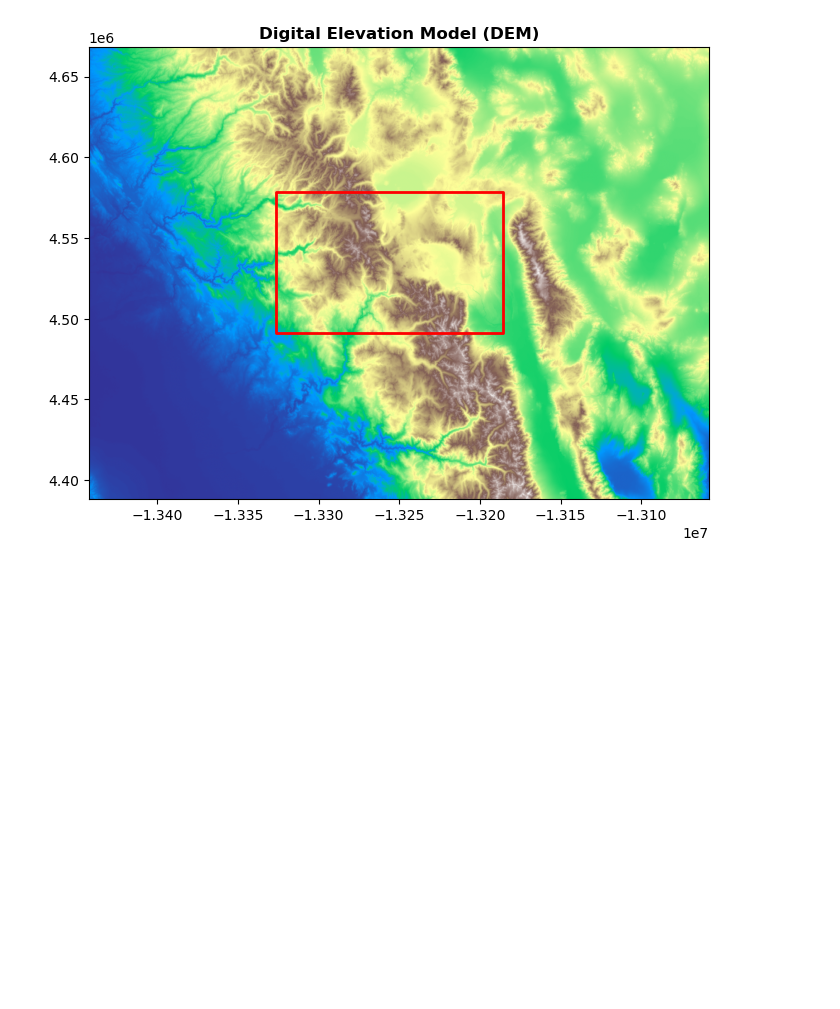
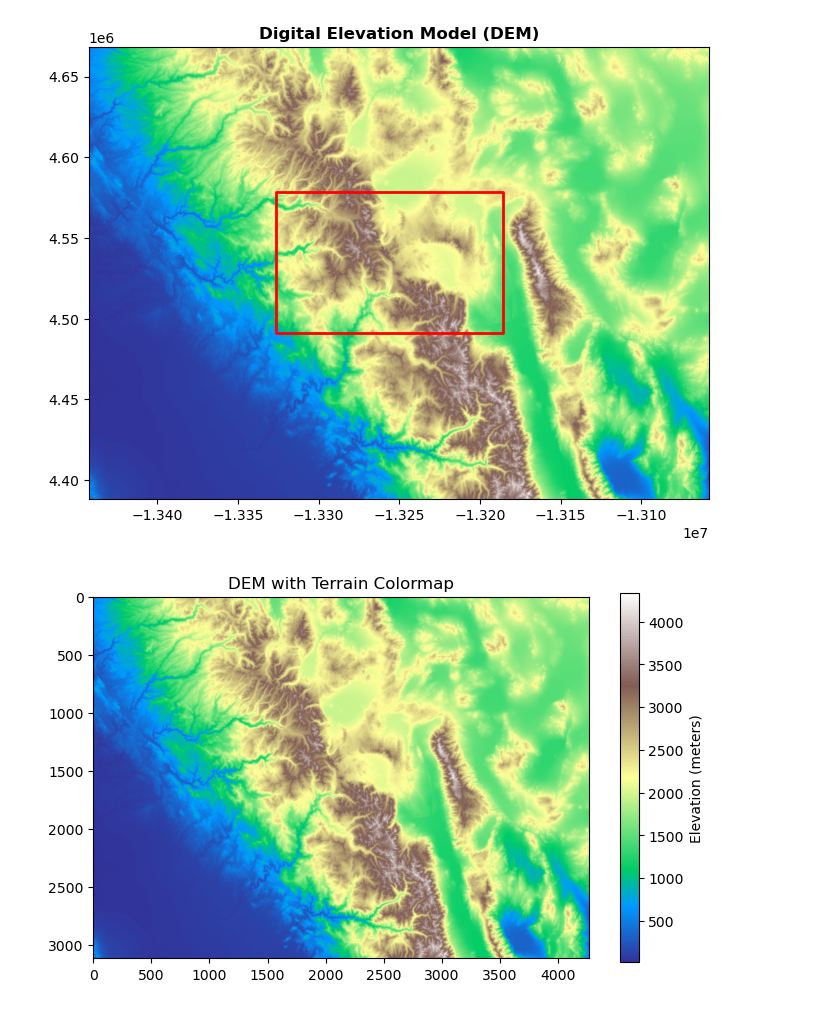
Before and after one commit to Geography-and-Planning/intro-to-gis, a Jupyter notebook: notebook/rasterio.ipynb, the cells around one changed output. Saved outputs shown, nothing was run; the diff lists cells and outputs as text; code cells hidden in the pictures; blank space fills up the shorter version.

```diff
--- a/notebook/rasterio.ipynb
+++ b/notebook/rasterio.ipynb
@@ -102,3 +102,14 @@ gdf.plot(ax=ax, edgecolor="red", facecolor="none", lw=2)
 # %% [output]
 <Axes: title={'center': 'Digital Elevation Model (DEM)'}>
 [figure]
+# %%
+elev_band = src.read(1)
+plt.figure(figsize=(8, 8))
+plt.imshow(elev_band, cmap="terrain")
+plt.colorbar(label="Elevation (meters)", shrink=0.6)
+plt.title("DEM with Terrain Colormap")
+plt.show()
+# `plt.imshow` displays the raster data as an image, using the terrain colormap for elevation visualization.
+# `rasterio.plot.show` is more suitable for displaying raster data with additional metadata and context with geospatial information
+# %% [output]
+[figure, added]
```
Also changed, not shown: parts of 8 cells of this notebook, 1 other file.
